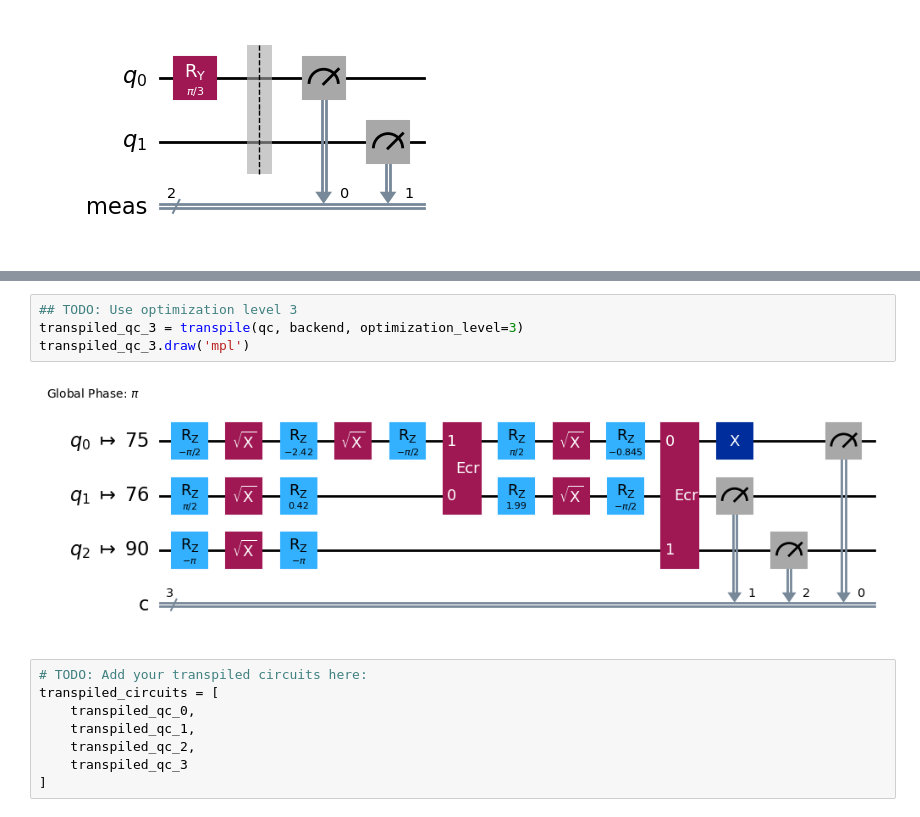
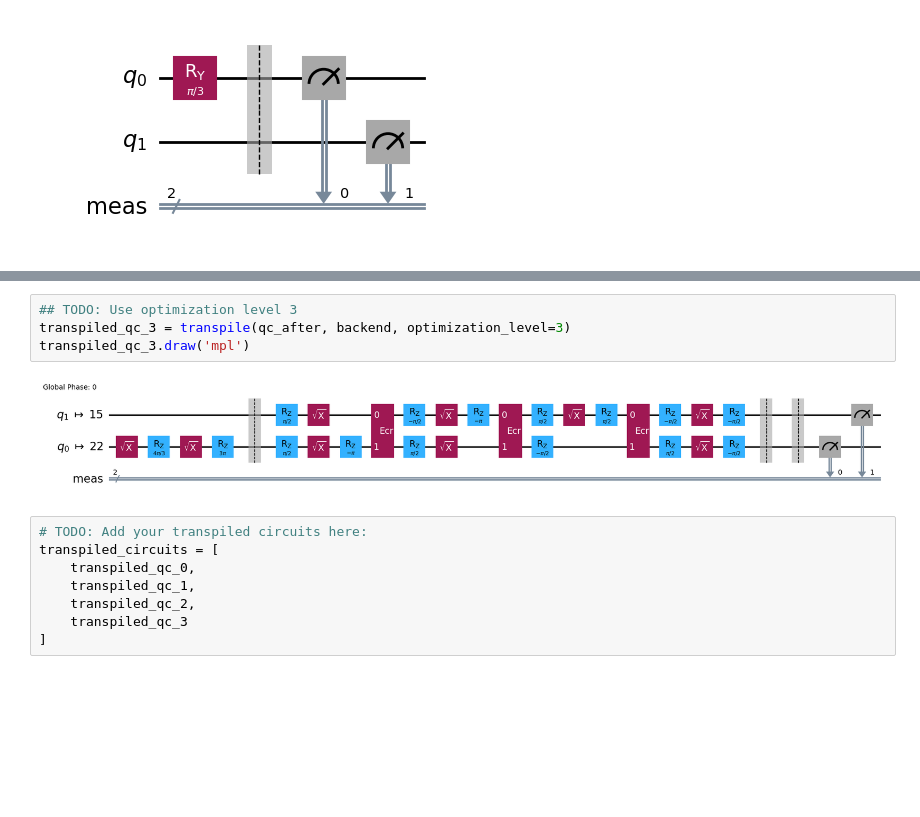
Before and after one commit to HooWahWin/lab7, a Jupyter notebook: task.ipynb, the cells around one changed output, grey strips where cells are left out. Cells and saved outputs as stored; diff of their text form; blank space fills up the shorter version.

```diff
--- a/task.ipynb
+++ b/task.ipynb
@@ -227,9 +227,9 @@ transpiled_qc_2.draw('mpl')
 # %%
 ## TODO: Use optimization level 3
-transpiled_qc_3 = transpile(qc, backend, optimization_level=3)
+transpiled_qc_3 = transpile(qc_after, backend, optimization_level=3)
 transpiled_qc_3.draw('mpl')
 # %% [output]
-[figure, old version]
+[figure, new version]
 # %%
 # TODO: Add your transpiled circuits here:
 transpiled_circuits = [
```
Also changed, not shown: parts of 11 cells of this notebook.
